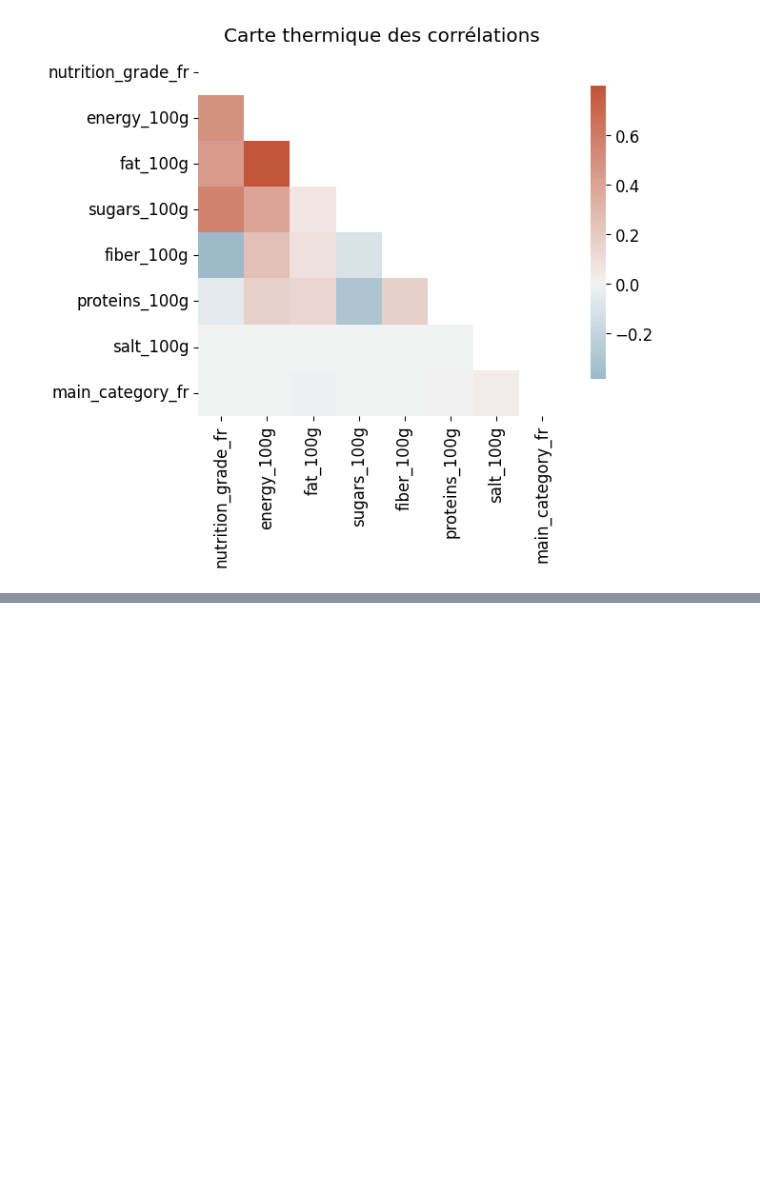
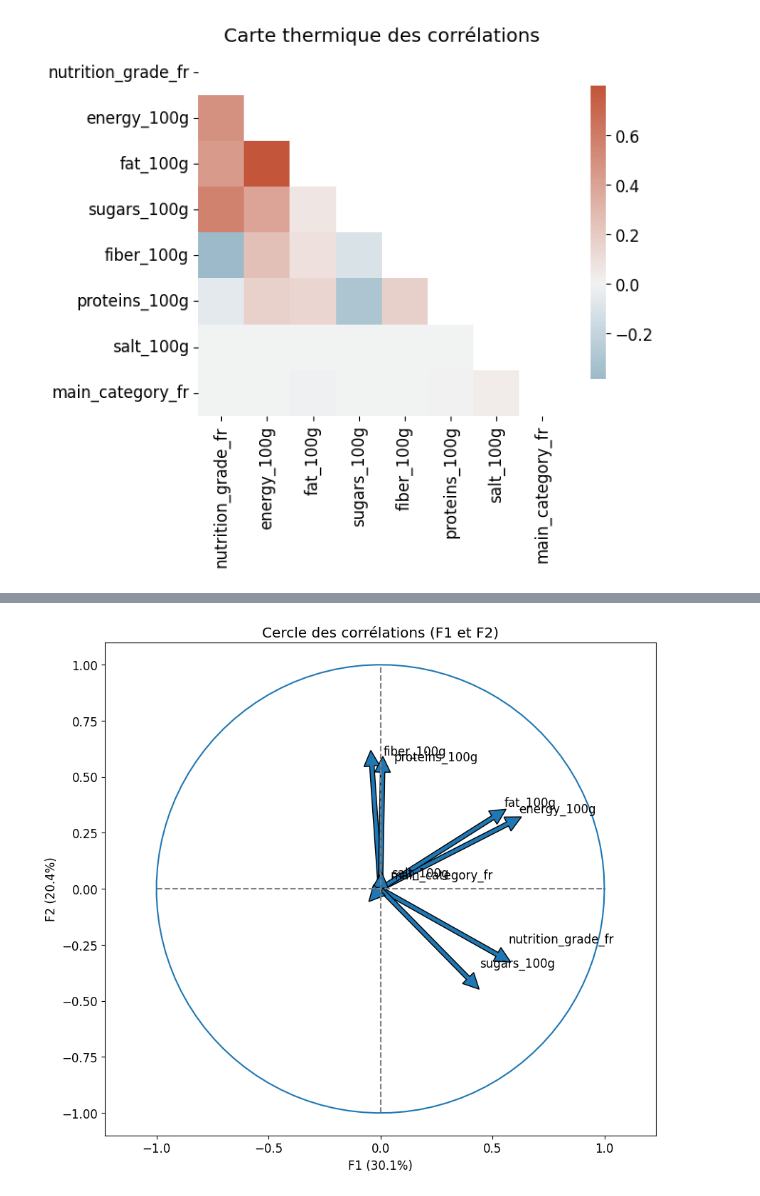
Before and after one commit to tdechanet/IAEngP3, a Jupyter notebook: analyze.ipynb, the cells around one changed output, grey strips where cells are left out. Saved outputs shown, nothing was run; the diff lists cells and outputs as text; code cells hidden in the pictures; blank space fills up the shorter version.

```diff
--- a/analyze.ipynb
+++ b/analyze.ipynb
@@ -338,0 +458,4 @@ plt.show()
+# %%
+correlation_graph(pca, (0, 1), features)
+# %% [output]
+[figure, added]
```
Also changed, not shown: parts of 8 cells of this notebook.
